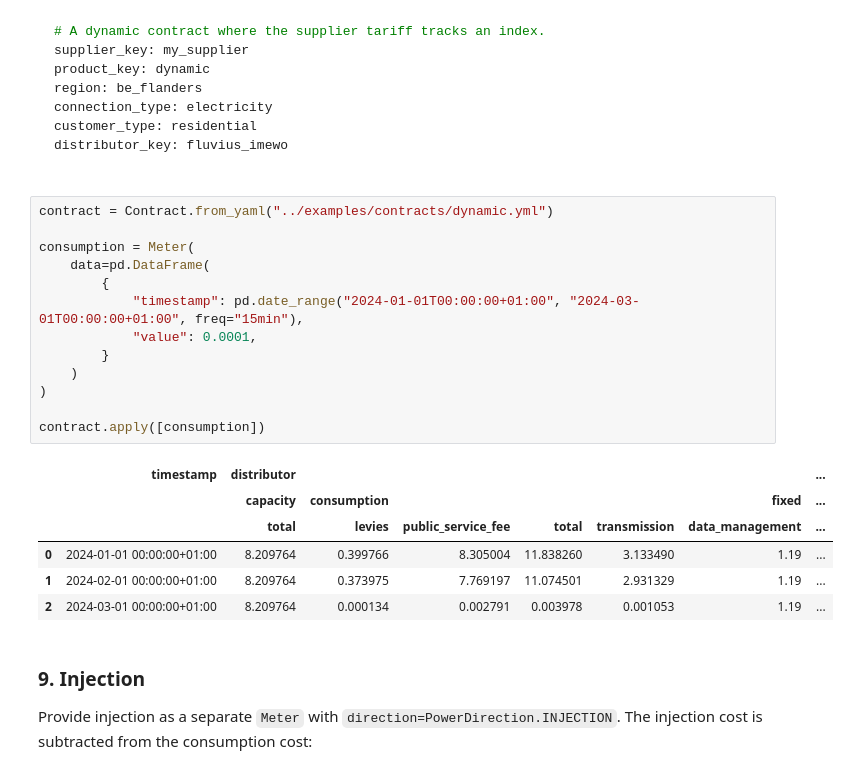
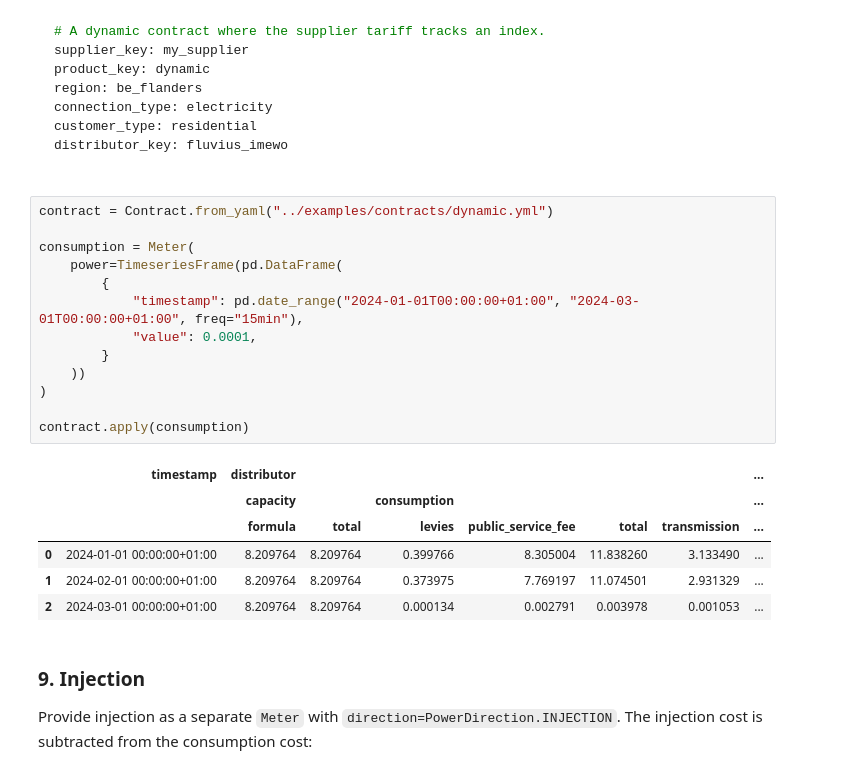
Before and after one commit to EnergieID/energy-cost, a Jupyter notebook: notebooks/contract.ipynb, the cells around one changed output. Saved outputs shown, nothing was run; the diff lists cells and outputs as text.

```diff
--- a/notebooks/contract.ipynb
+++ b/notebooks/contract.ipynb
@@ -258,23 +263,23 @@ distributor_key: fluvius_imewo
 # %%
 contract = Contract.from_yaml("../examples/contracts/dynamic.yml")
 
 consumption = Meter(
-    data=pd.DataFrame(
+    power=TimeseriesFrame(pd.DataFrame(
         {
             "timestamp": pd.date_range("2024-01-01T00:00:00+01:00", "2024-03-01T00:00:00+01:00", freq="15min"),
             "value": 0.0001,
         }
-    )
+    ))
 )
 
-contract.apply([consumption])
+contract.apply(consumption)
 # %% [output]
 |  | timestamp | distributor |  |  |  |  |  | ... |
-|  |  | capacity | consumption |  |  |  | fixed | ... |
-|  |  | total | levies | public_service_fee | total | transmission | data_management | ... |
-| 0 | 2024-01-01 00:00:00+01:00 | 8.209764 | 0.399766 | 8.305004 | 11.838260 | 3.133490 | 1.19 | ... |
-| 1 | 2024-02-01 00:00:00+01:00 | 8.209764 | 0.373975 | 7.769197 | 11.074501 | 2.931329 | 1.19 | ... |
-| 2 | 2024-03-01 00:00:00+01:00 | 8.209764 | 0.000134 | 0.002791 | 0.003978 | 0.001053 | 1.19 | ... |
+|  |  | capacity |  | consumption |  |  |  | ... |
+|  |  | formula | total | levies | public_service_fee | total | transmission | ... |
+| 0 | 2024-01-01 00:00:00+01:00 | 8.209764 | 8.209764 | 0.399766 | 8.305004 | 11.838260 | 3.133490 | ... |
+| 1 | 2024-02-01 00:00:00+01:00 | 8.209764 | 8.209764 | 0.373975 | 7.769197 | 11.074501 | 2.931329 | ... |
+| 2 | 2024-03-01 00:00:00+01:00 | 8.209764 | 8.209764 | 0.000134 | 0.002791 | 0.003978 | 0.001053 | ... |
 # %% [markdown]
 ### 9. Injection
 Provide injection as a separate `Meter` with `direction=PowerDirection.INJECTION`. The injection cost is subtracted from the consumption cost:
```
Also changed, not shown: parts of 12 cells of this notebook, 4 other files.
